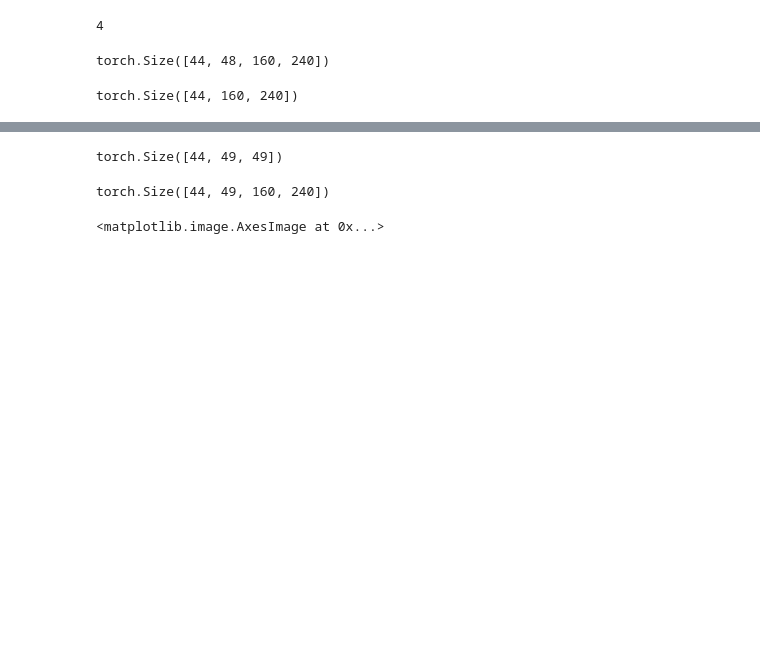
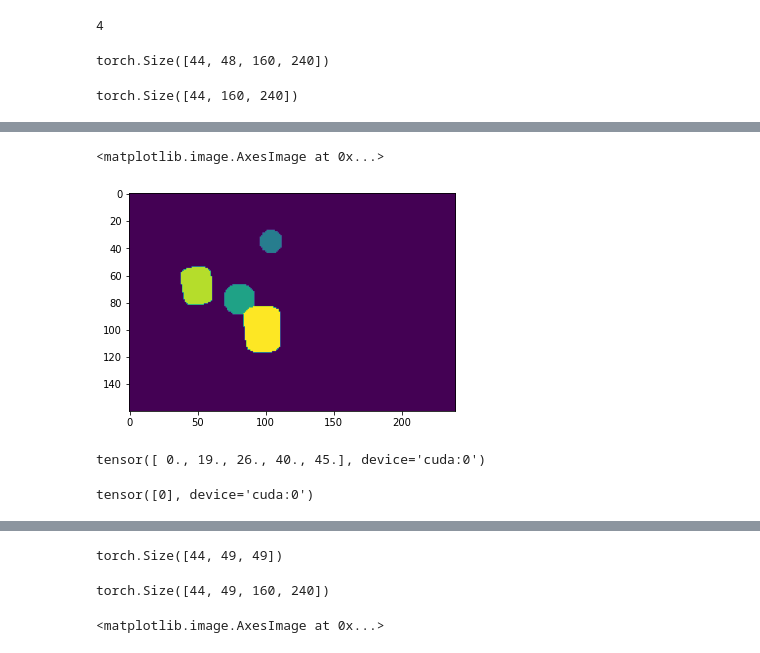
Before and after one commit to gbugli/DL_project_2023, a Jupyter notebook: temp.ipynb, the cells around one changed output, grey strips where cells are left out. Cells and saved outputs as stored; diff of their text form; code cells hidden in the pictures; blank space fills up the shorter version.

```diff
--- a/temp.ipynb
+++ b/temp.ipynb
@@ -830,0 +139,2 @@ model = IJEPA_base(img_size=128, mode='test')
+# %%
+device = torch.device("cuda") if torch.cuda.is_available() else torch.device("cpu")
@@ -1387,0 +284,13 @@ plt.imshow(output['pred'].detach().numpy()[0, 5])
+# %%
+plt.imshow(mask[21].cpu())
+# %% [output]
+<matplotlib.image.AxesImage at 0x...>
+[figure, added]
+# %%
+mask[21].unique()
+# %% [output]
+tensor([ 0., 19., 26., 40., 45.], device='cuda:0')
+# %%
+torch.argmax(output['pred_masks'], 1)[40].unique()
+# %% [output]
+tensor([0], device='cuda:0')
```
Also changed, not shown: parts of 70 cells of this notebook, 1 other file.
